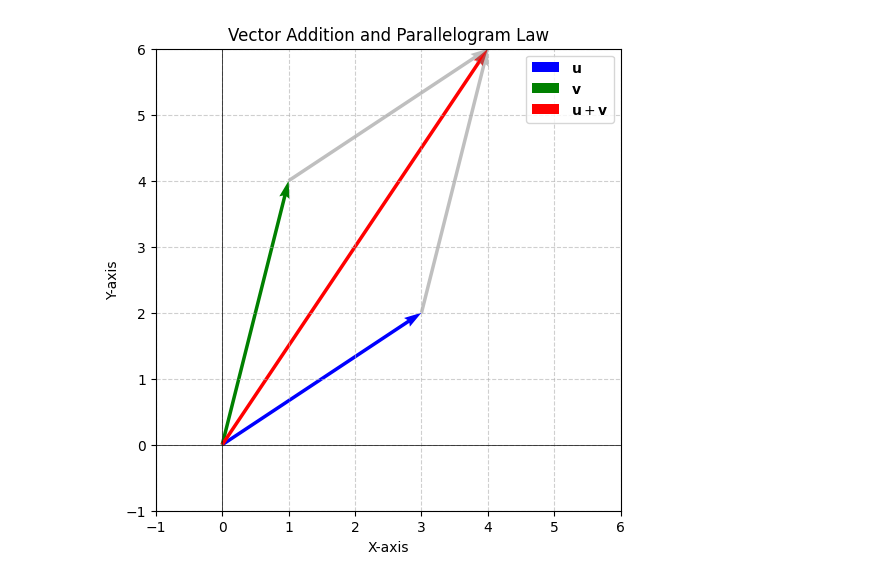
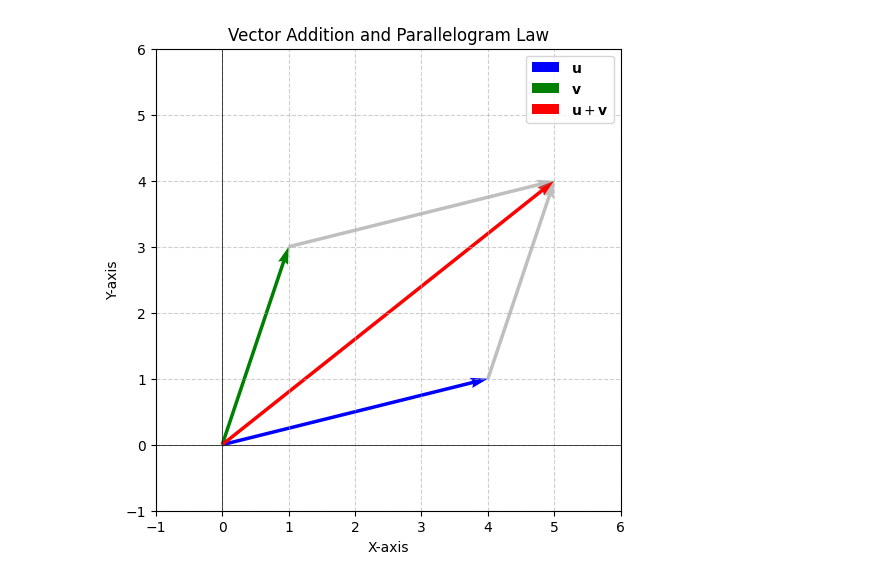
Before and after one commit to nitin-sony/vector, a Jupyter notebook: vector-add.ipynb, the cells around one changed output. Cells and saved outputs as stored; diff of their text form; code cells hidden in the pictures.

```diff
--- a/vector-add.ipynb
+++ b/vector-add.ipynb
@@ -3,8 +3,8 @@ import numpy as np
 import matplotlib.pyplot as plt
 
 # Define vectors u and v
-u = np.array([3, 2])
-v = np.array([1, 4])
+u = np.array([4, 1])
+v = np.array([1, 3])
 
 # Compute sum vector (diagonal of the parallelogram)
 sum_vector = u + v
@@ -12,31 +12,31 @@ sum_vector = u + v
 # Create the plot
 fig, ax = plt.subplots(figsize=(6,6))
 
 # Plot vectors u and v from origin (0,0)
 ax.quiver(0, 0, u[0], u[1], angles='xy', scale_units='xy', scale=1, color='b', label=r'$\mathbf{u}$')
 ax.quiver(0, 0, v[0], v[1], angles='xy', scale_units='xy', scale=1, color='g', label=r'$\mathbf{v}$')
 
 # Plot the sum vector (diagonal of the parallelogram)
 ax.quiver(0, 0, sum_vector[0], sum_vector[1], angles='xy', scale_units='xy', scale=1, color='r', label=r'$\mathbf{u} + \mathbf{v}$')
 
 # Draw the parallelogram by adding translated vectors
 ax.quiver(u[0], u[1], v[0], v[1], angles='xy', scale_units='xy', scale=1, color='gray', alpha=0.5, linestyle='dashed')
 ax.quiver(v[0], v[1], u[0], u[1], angles='xy', scale_units='xy', scale=1, color='gray', alpha=0.5, linestyle='dashed')
 
 # Set axis limits
 ax.set_xlim(-1, 6)
 ax.set_ylim(-1, 6)
 ax.axhline(0, color='black', linewidth=0.5)
 ax.axvline(0, color='black', linewidth=0.5)
 ax.grid(True, linestyle='--', alpha=0.6)
 
 # Labels and title
 ax.set_xlabel("X-axis")
 ax.set_ylabel("Y-axis")
 ax.set_title("Vector Addition and Parallelogram Law")
 ax.legend()
 
 # Show plot
 plt.show()
 # %% [output]
-[figure, old version]
+[figure, new version]
```
